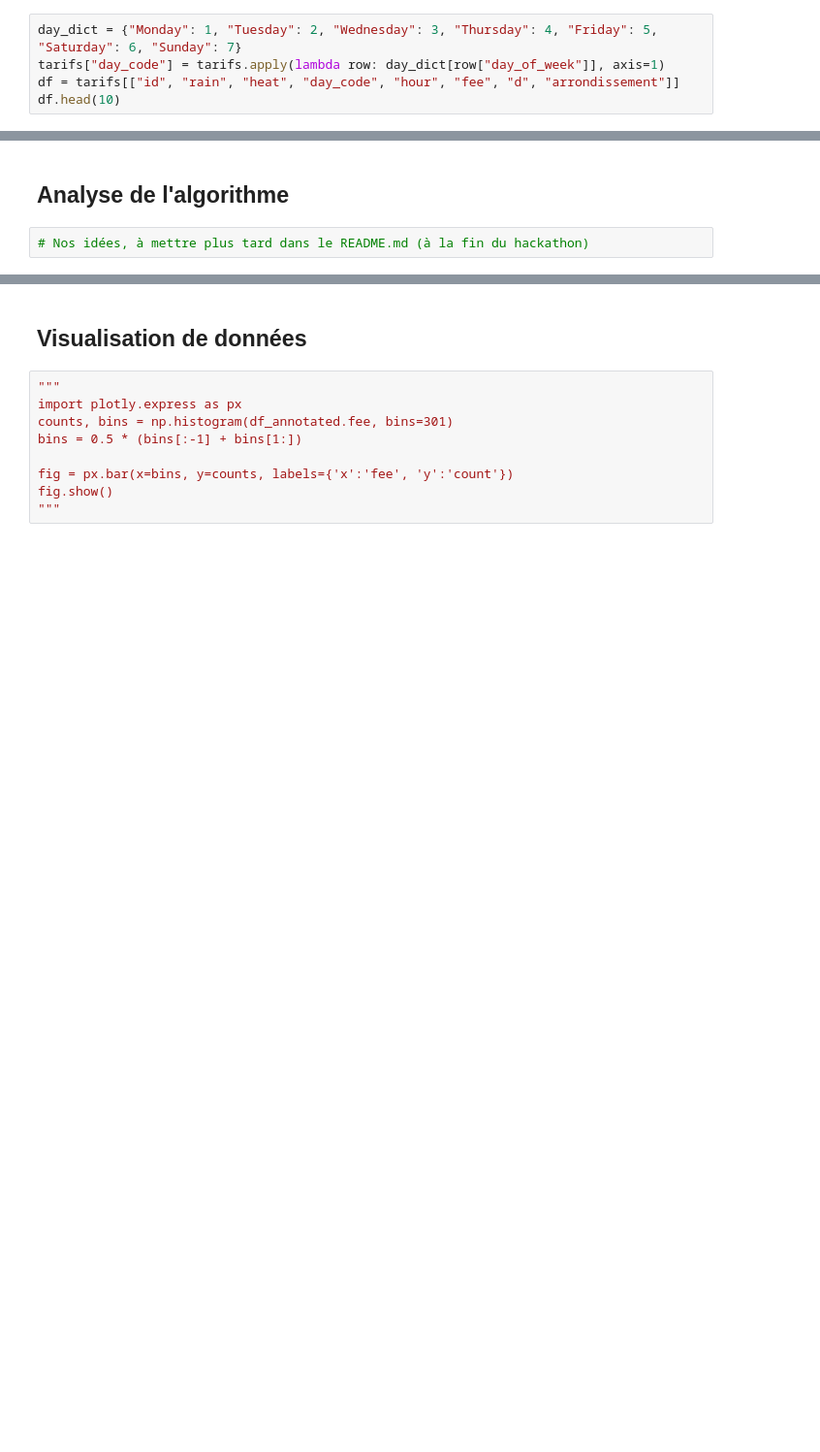
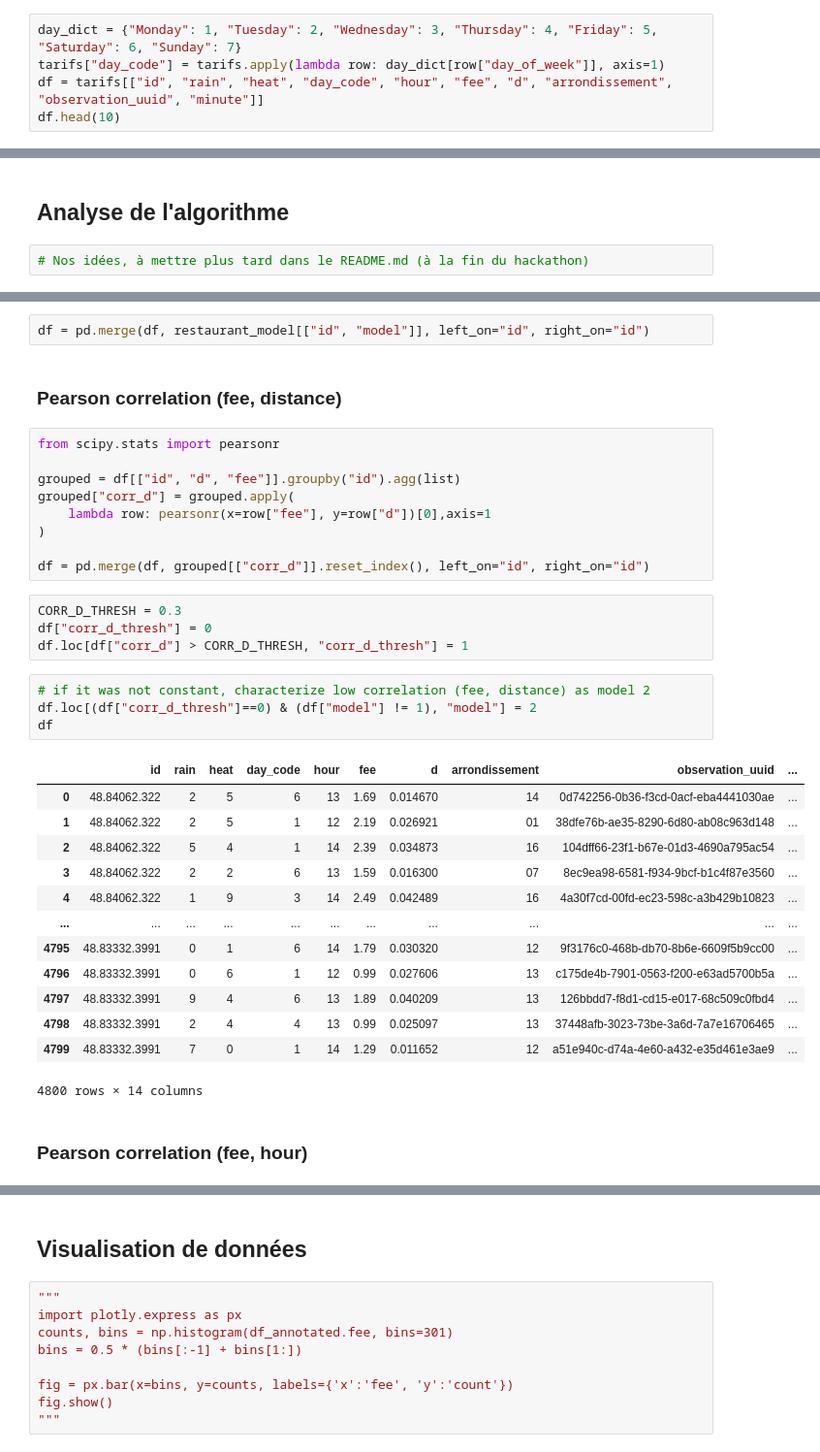
Before and after one commit to pedevineau/Inconnus, a Jupyter notebook: restaurant.ipynb, the cells around one changed output, grey strips where cells are left out. Shown at 97% size. Drawn from its saved outputs; the diff is of its cells as text; blank space fills up the shorter version.

```diff
--- a/restaurant.ipynb
+++ b/restaurant.ipynb
@@ -61,5 +70,5 @@ tarifs["arrondissement"] = tarifs.apply(lambda row: str(row["end_code_postal"])[
 # %%
 day_dict = {"Monday": 1, "Tuesday": 2, "Wednesday": 3, "Thursday": 4, "Friday": 5, "Saturday": 6, "Sunday": 7}
 tarifs["day_code"] = tarifs.apply(lambda row: day_dict[row["day_of_week"]], axis=1)
-df = tarifs[["id", "rain", "heat", "day_code", "hour", "fee", "d", "arrondissement"]]
+df = tarifs[["id", "rain", "heat", "day_code", "hour", "fee", "d", "arrondissement", "observation_uuid", "minute"]]
 df.head(10)
@@ -89,0 +131,37 @@ df_annotated = pd.merge(df, restaurant_model[["id", "model"]], left_on="id", rig
+# %%
+df = pd.merge(df, restaurant_model[["id", "model"]], left_on="id", right_on="id")
+# %% [markdown]
+### Pearson correlation (fee, distance)
+# %%
+from scipy.stats import pearsonr
+
+grouped = df[["id", "d", "fee"]].groupby("id").agg(list)
+grouped["corr_d"] = grouped.apply(
+    lambda row: pearsonr(x=row["fee"], y=row["d"])[0],axis=1
+)
+
+df = pd.merge(df, grouped[["corr_d"]].reset_index(), left_on="id", right_on="id")
+# %%
+CORR_D_THRESH = 0.3
+df["corr_d_thresh"] = 0
+df.loc[df["corr_d"] > CORR_D_THRESH, "corr_d_thresh"] = 1
+# %%
+# if it was not constant, characterize low correlation (fee, distance) as model 2
+df.loc[(df["corr_d_thresh"]==0) & (df["model"] != 1), "model"] = 2
+df
+# %% [output]
+|  | id | rain | heat | day_code | hour | fee | d | arrondissement | observation_uuid | ... |
+| 0 | 48.84062.322 | 2 | 5 | 6 | 13 | 1.69 | 0.014670 | 14 | 0d742256-0b36-f3cd-0acf-eba4441030ae | ... |
+| 1 | 48.84062.322 | 2 | 5 | 1 | 12 | 2.19 | 0.026921 | 01 | 38dfe76b-ae35-8290-6d80-ab08c963d148 | ... |
+| 2 | 48.84062.322 | 5 | 4 | 1 | 14 | 2.39 | 0.034873 | 16 | 104dff66-23f1-b67e-01d3-4690a795ac54 | ... |
+| 3 | 48.84062.322 | 2 | 2 | 6 | 13 | 1.59 | 0.016300 | 07 | 8ec9ea98-6581-f934-9bcf-b1c4f87e3560 | ... |
+| 4 | 48.84062.322 | 1 | 9 | 3 | 14 | 2.49 | 0.042489 | 16 | 4a30f7cd-00fd-ec23-598c-a3b429b10823 | ... |
+| ... | ... | ... | ... | ... | ... | ... | ... | ... | ... | ... |
+| 4795 | 48.83332.3991 | 0 | 1 | 6 | 14 | 1.79 | 0.030320 | 12 | 9f3176c0-468b-db70-8b6e-6609f5b9cc00 | ... |
+| 4796 | 48.83332.3991 | 0 | 6 | 1 | 12 | 0.99 | 0.027606 | 13 | c175de4b-7901-0563-f200-e63ad5700b5a | ... |
+| 4797 | 48.83332.3991 | 9 | 4 | 6 | 13 | 1.89 | 0.040209 | 13 | 126bbdd7-f8d1-cd15-e017-68c509c0fbd4 | ... |
+| 4798 | 48.83332.3991 | 2 | 4 | 4 | 13 | 0.99 | 0.025097 | 13 | 37448afb-3023-73be-3a6d-7a7e16706465 | ... |
+| 4799 | 48.83332.3991 | 7 | 0 | 1 | 14 | 1.29 | 0.011652 | 12 | a51e940c-d74a-4e60-a432-e35d461e3ae9 | ... |
+4800 rows × 14 columns
+# %% [markdown]
+### Pearson correlation (fee, hour)
```
Also changed, not shown: parts of 24 cells of this notebook.
